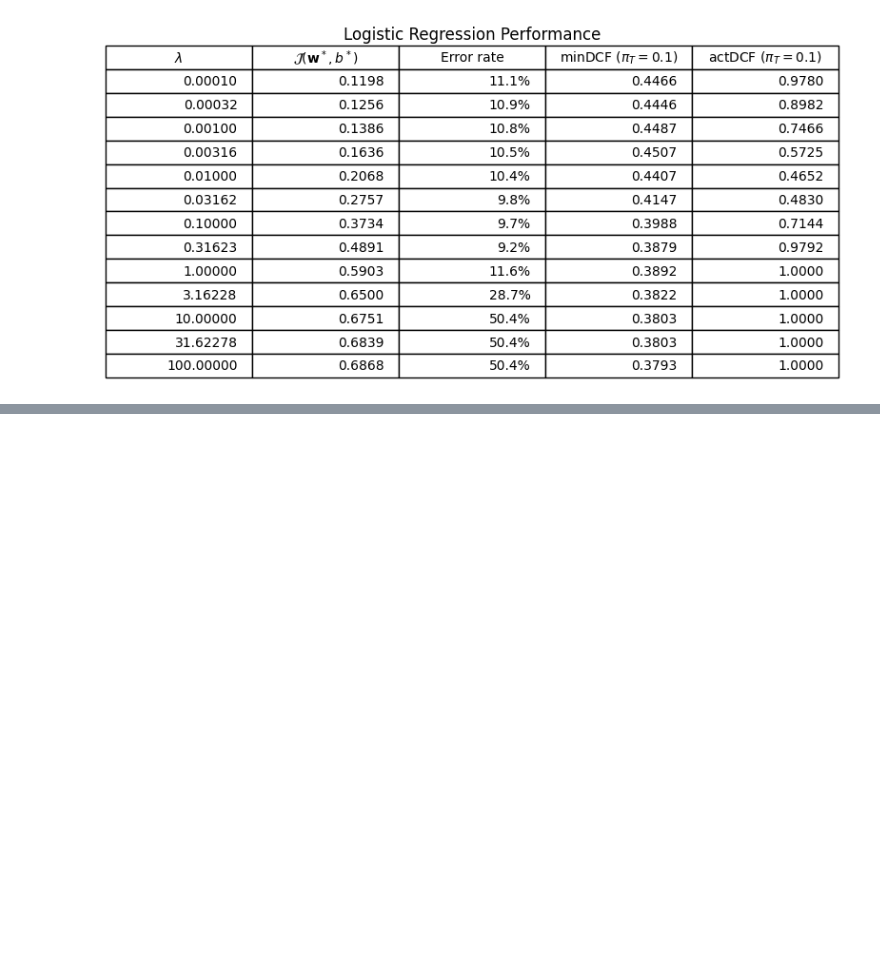
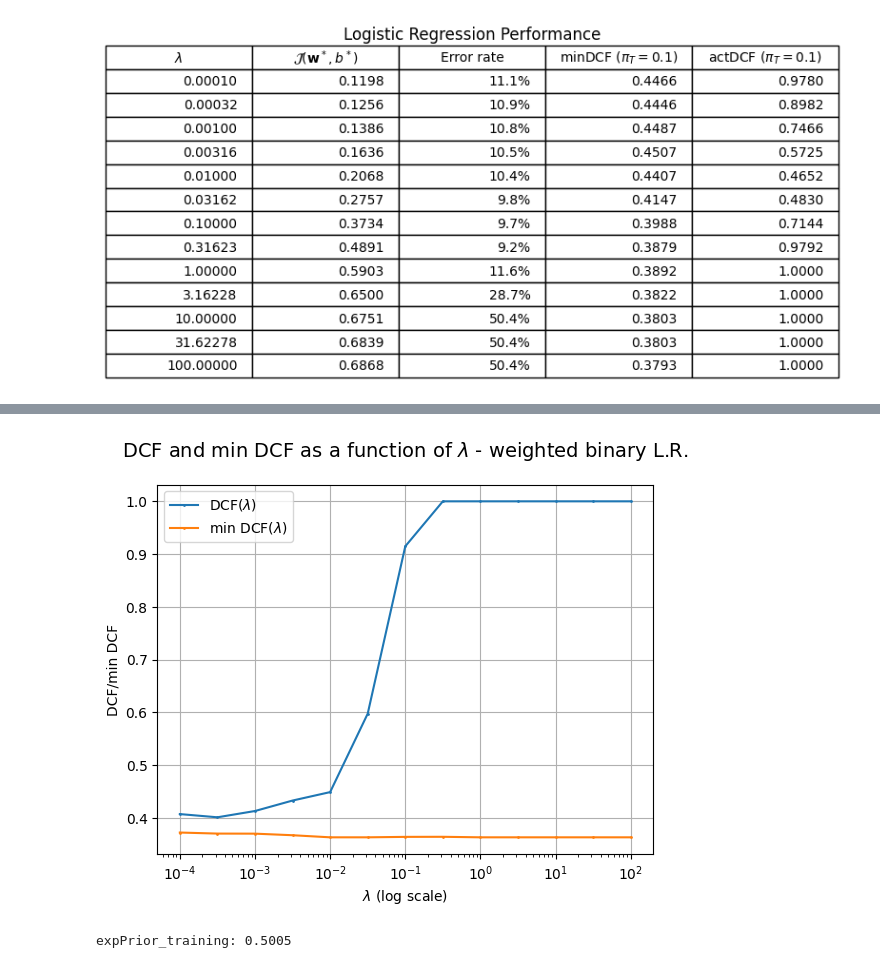
Before and after one commit to RiccardoRevalor/Fingerprint_Spoofing_Detection, a Jupyter notebook: 3_logReg_SVM.ipynb, the cells around one changed output, grey strips where cells are left out. Saved outputs shown, nothing was run; the diff lists cells and outputs as text; code cells hidden in the pictures; blank space fills up the shorter version.

```diff
--- a/3_logReg_SVM.ipynb
+++ b/3_logReg_SVM.ipynb
@@ -312,0 +374,9 @@ plotDCFasFunctionOfLambda(lambdas, DCF_l_1OutOf50, minDCF_l_1OutOf50, filename="
+# %%
+plotDCFasFunctionOfLambda(lambdas, DCF_l_priorWeighted, minDCF_l_priorWeighted, filename="misscalibration_binaryLR_weighted.png",  title="DCF and min DCF as a function of $\lambda$ - weighted binary L.R.")
+# %% [output]
+[figure, added]
+# %%
+expPrior_training = DTR[:, LTR == 1].shape[1] / DTR.shape[1]
+print(f"expPrior_training: {expPrior_training}")
+# %% [output]
+expPrior_training: 0.5005
```
Also changed, not shown: parts of 18 cells of this notebook, 5 other files.
